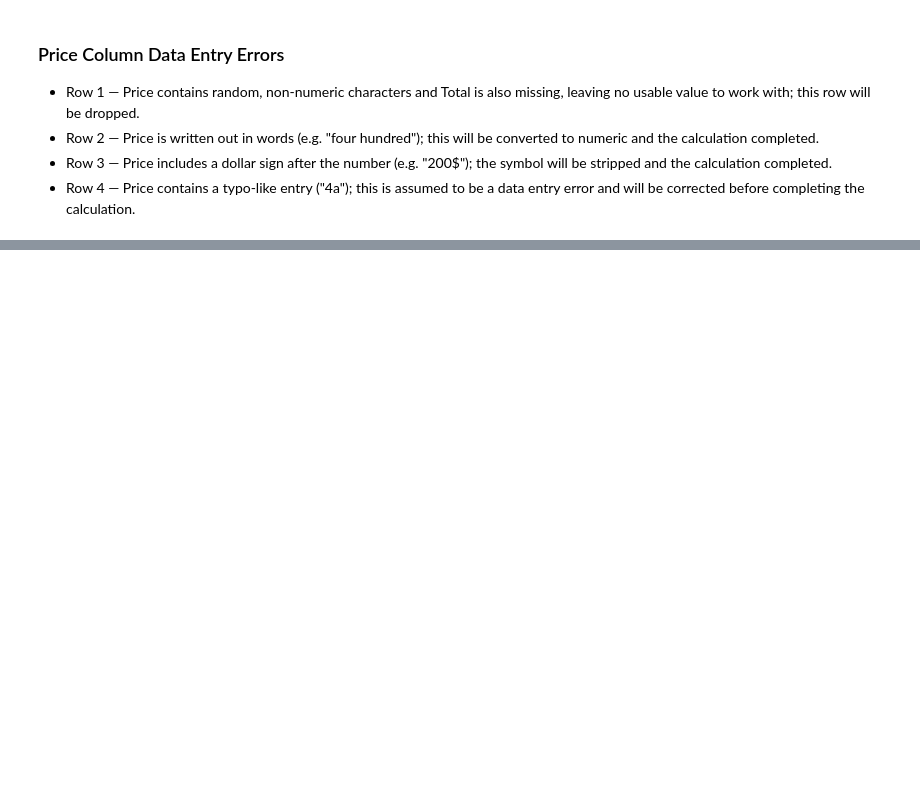
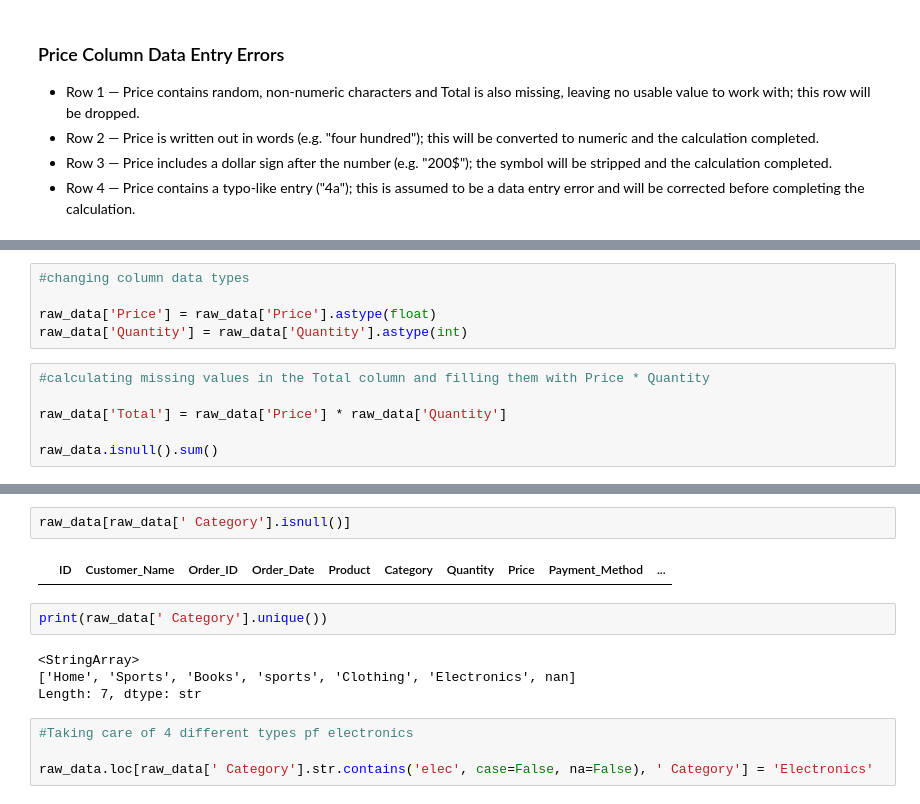
Before and after one commit to FoXx-codes/Sales_eda_classification, a Jupyter notebook: Ecom_EDAK.ipynb, the cells around one changed output, grey strips where cells are left out. Drawn from its saved outputs; the diff is of its cells as text; blank space fills up the shorter version.

```diff
--- a/Ecom_EDAK.ipynb
+++ b/Ecom_EDAK.ipynb
@@ -152,0 +171,11 @@ null_rows
+# %%
+#changing column data types
+
+raw_data['Price'] = raw_data['Price'].astype(float)
+raw_data['Quantity'] = raw_data['Quantity'].astype(int)
+# %%
+#calculating missing values in the Total column and filling them with Price * Quantity
+
+raw_data['Total'] = raw_data['Price'] * raw_data['Quantity']
+
+raw_data.isnull().sum()
@@ -152,0 +195,14 @@ null_rows
+# %%
+raw_data[raw_data[' Category'].isnull()]
+# %% [output]
+|  | ID | Customer_Name | Order_ID | Order_Date | Product | Category | Quantity | Price | Payment_Method | ... |
+# %%
+print(raw_data[' Category'].unique())
+# %% [output]
+<StringArray>
+['Home', 'Sports', 'Books', 'sports', 'Clothing', 'Electronics', nan]
+Length: 7, dtype: str
+# %%
+#Taking care of 4 different types pf electronics
+
+raw_data.loc[raw_data[' Category'].str.contains('elec', case=False, na=False), ' Category'] = 'Electronics'
```
Also changed, not shown: parts of 13 cells of this notebook.
